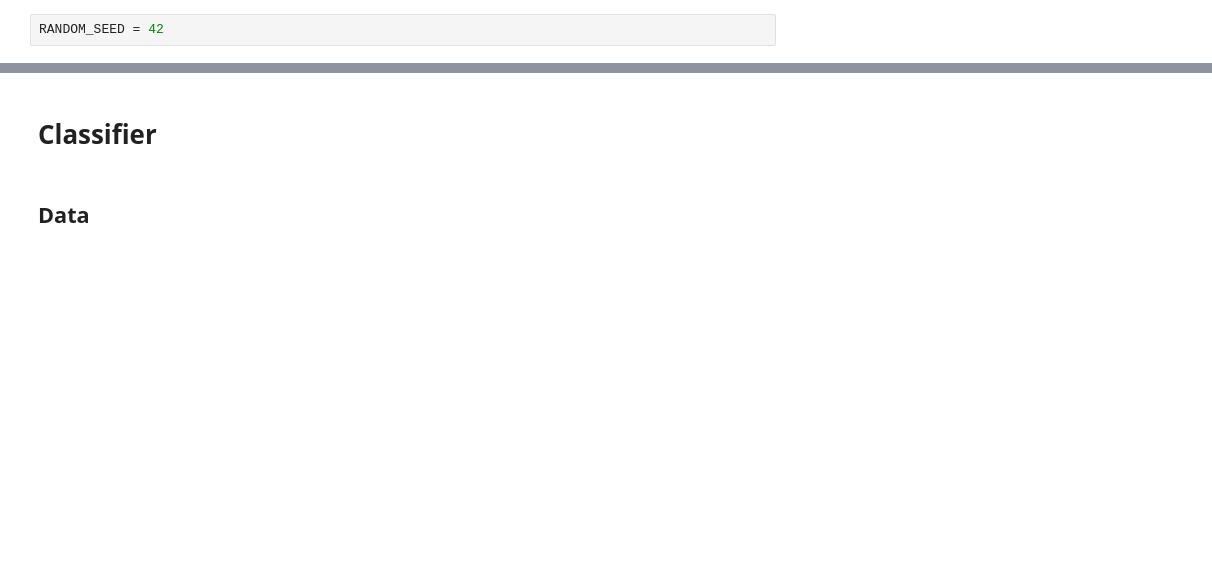
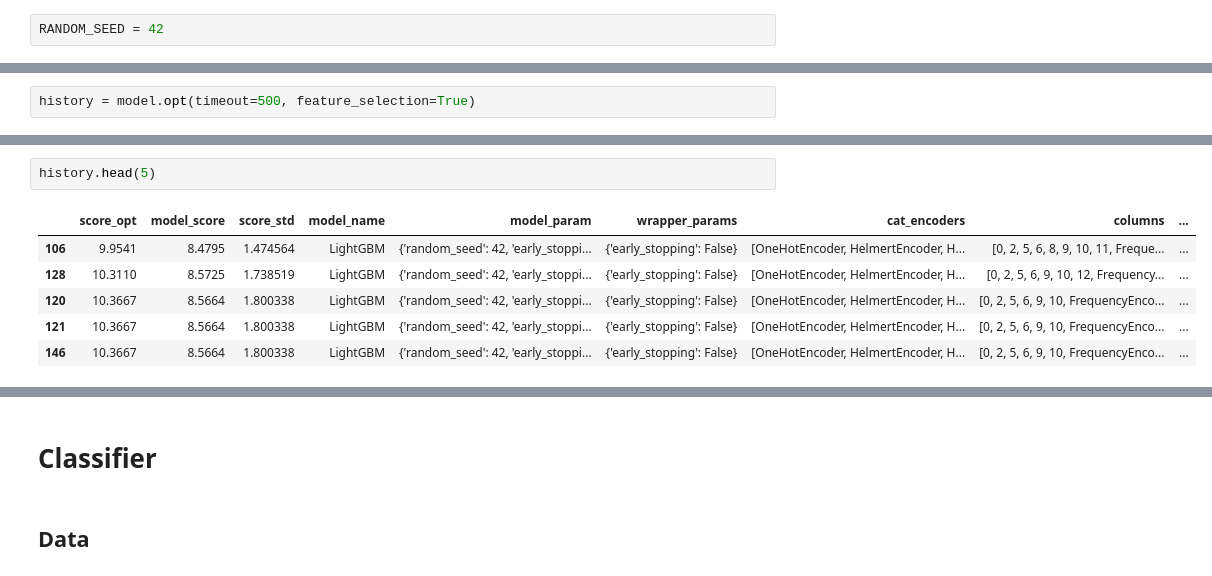
Before and after one commit to Alex-Lekov/AutoML_Alex, a Jupyter notebook: 02_Models.ipynb, the cells around one changed output, grey strips where cells are left out. Drawn from its saved outputs; the diff is of its cells as text; blank space fills up the shorter version.

```diff
--- a/02_Models.ipynb
+++ b/02_Models.ipynb
@@ -14,0 +89,2 @@ RANDOM_SEED = 42
+# %%
+history = model.opt(timeout=500, feature_selection=True)
@@ -14,0 +113,9 @@ RANDOM_SEED = 42
+# %%
+history.head(5)
+# %% [output]
+|  | score_opt | model_score | score_std | model_name | model_param | wrapper_params | cat_encoders | columns | ... |
+| 106 | 9.9541 | 8.4795 | 1.474564 | LightGBM | {'random_seed': 42, 'early_stoppi... | {'early_stopping': False} | [OneHotEncoder, HelmertEncoder, H... | [0, 2, 5, 6, 8, 9, 10, 11, Freque... | ... |
+| 128 | 10.3110 | 8.5725 | 1.738519 | LightGBM | {'random_seed': 42, 'early_stoppi... | {'early_stopping': False} | [OneHotEncoder, HelmertEncoder, H... | [0, 2, 5, 6, 9, 10, 12, Frequency... | ... |
+| 120 | 10.3667 | 8.5664 | 1.800338 | LightGBM | {'random_seed': 42, 'early_stoppi... | {'early_stopping': False} | [OneHotEncoder, HelmertEncoder, H... | [0, 2, 5, 6, 9, 10, FrequencyEnco... | ... |
+| 121 | 10.3667 | 8.5664 | 1.800338 | LightGBM | {'random_seed': 42, 'early_stoppi... | {'early_stopping': False} | [OneHotEncoder, HelmertEncoder, H... | [0, 2, 5, 6, 9, 10, FrequencyEnco... | ... |
+| 146 | 10.3667 | 8.5664 | 1.800338 | LightGBM | {'random_seed': 42, 'early_stoppi... | {'early_stopping': False} | [OneHotEncoder, HelmertEncoder, H... | [0, 2, 5, 6, 9, 10, FrequencyEnco... | ... |
```
Also changed, not shown: parts of 48 cells of this notebook, 19 other files.
